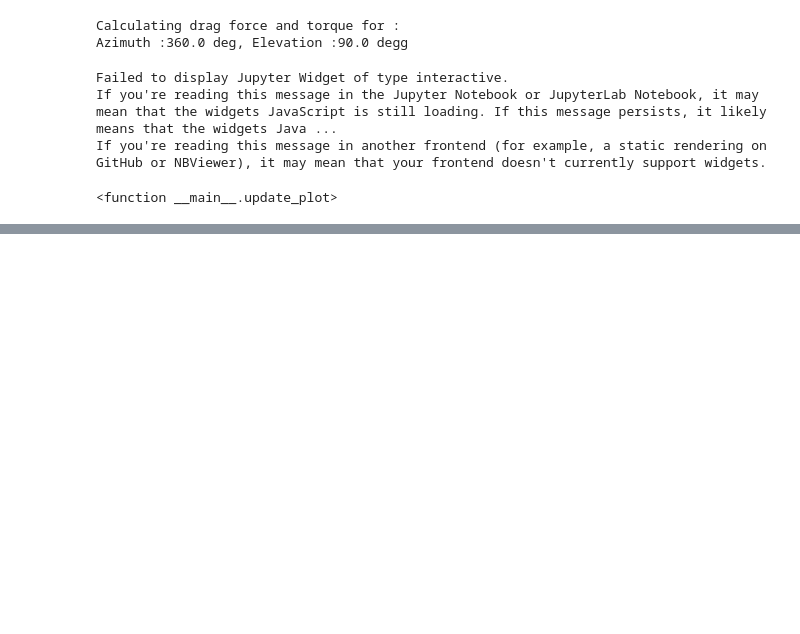
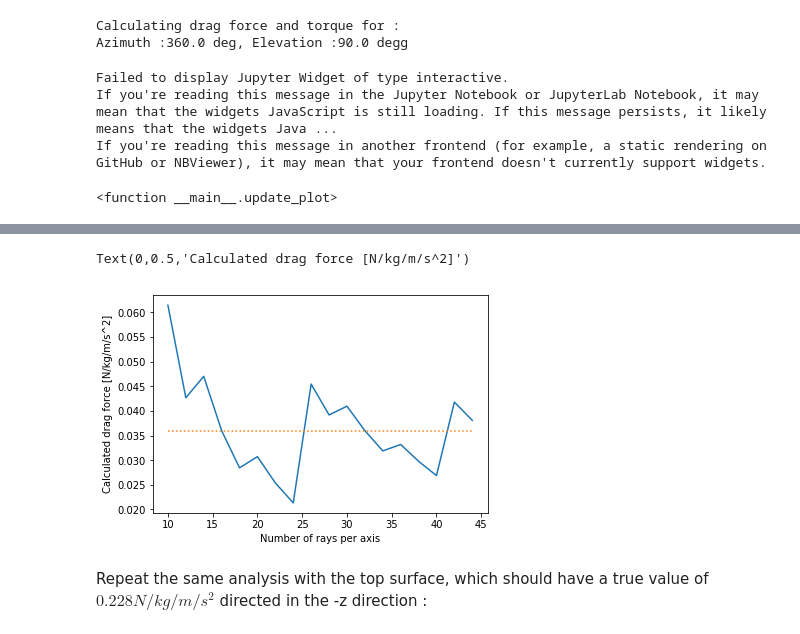
Before and after one commit to samuel-badman/ay250-homework-badman, a Jupyter notebook: badman_final_project/ay250_final_proj.ipynb, the cells around one changed output, grey strips where cells are left out. Drawn from its saved outputs; the diff is of its cells as text; code cells hidden in the pictures; blank space fills up the shorter version.

```diff
--- a/badman_final_project/ay250_final_proj.ipynb
+++ b/badman_final_project/ay250_final_proj.ipynb
@@ -157,0 +324,26 @@ If you're reading this message in another frontend (for example, a static render
+# %%
+az = 0
+el = 0
+yp = 8.0
+zp = 8.0
+rc= 1.1*np.max(npl.norm(pts,axis=1).flatten())
+#fx = []
+fx_true = 0.036
+Ns = [10 + 2*i for i in range(18)]
+#for N in Ns :
+#    Ny = N
+#    Nz = N
+#    force,torque=rt.compute_drag(az=az,el=el,Ny=Ny,Nz=Nz,yp=yp,zp=zp,rc=rc)
+#    fx.append(abs(force[0]))
+#pickle.dump([Ns,fx],open("fx_unit_test.pkl","wb"))
+[Ns,fx] = pickle.load(open("fx_unit_test.pkl","rb"))
+# %%
+plt.plot(Ns,fx)
+plt.plot(Ns,[fx_true]*len(Ns),linestyle=':')
+plt.xlabel('Number of rays per axis')
+plt.ylabel('Calculated drag force [N/kg/m/s^2]')
+# %% [output]
+Text(0,0.5,'Calculated drag force [N/kg/m/s^2]')
+[figure, added]
+# %% [markdown]
+Repeat the same analysis with the top surface, which should have a true value of $0.228 N/kg/m/s^2$ directed in the -z direction :
```
Also changed, not shown: parts of 21 cells of this notebook, 4 other files.
